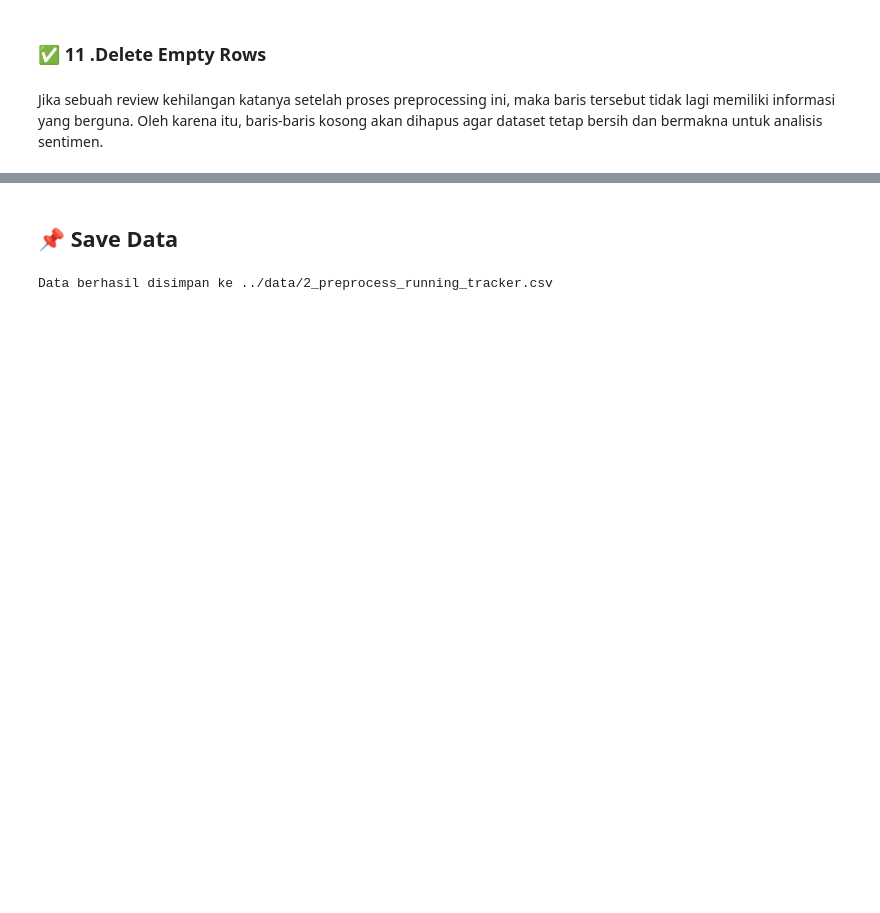
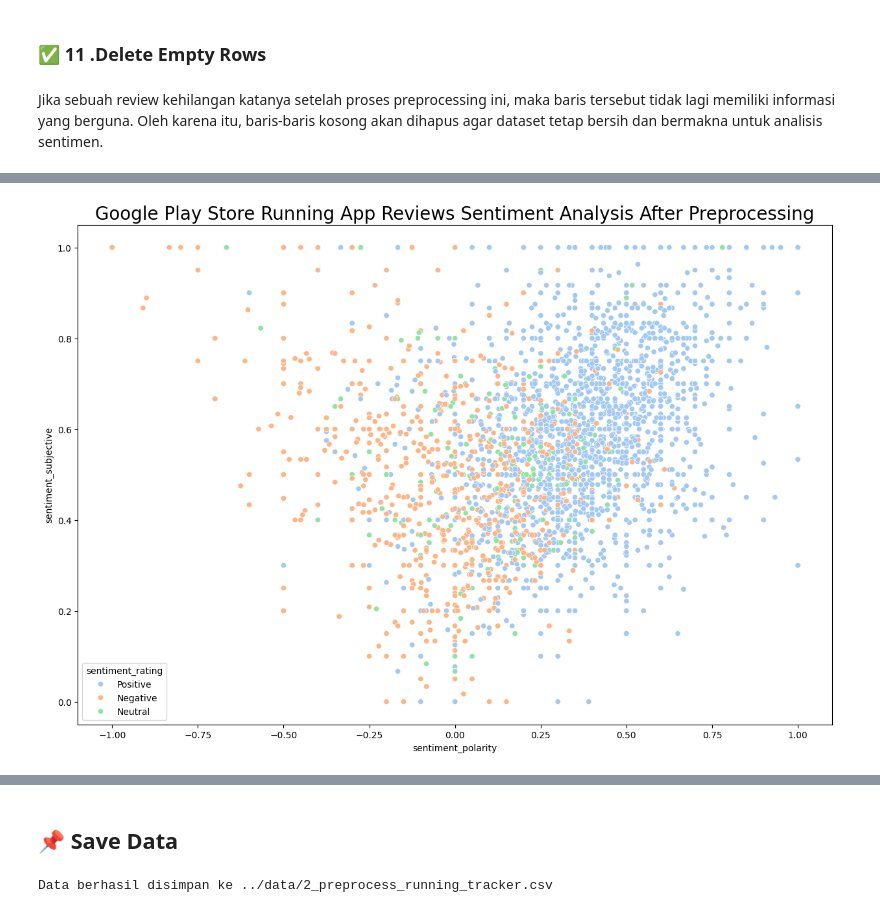
Before and after one commit to AnnisaFadila069/RunningApp-SentimentAnalysis, a Jupyter notebook: notebook/2_Preprocessing_Apps_Running.ipynb, the cells around one changed output, grey strips where cells are left out. Cells and saved outputs as stored; diff of their text form; code cells hidden in the pictures; blank space fills up the shorter version.

```diff
--- a/notebook/2_Preprocessing_Apps_Running.ipynb
+++ b/notebook/2_Preprocessing_Apps_Running.ipynb
@@ -360,0 +491,17 @@ Jumlah ulasan setelah menghapus baris kosong: 22515
+# %%
+df_cleaned = df.copy()
+# %%
+df_cleaned = df_cleaned.drop(columns=[
+    'content',
+    'sentiment_polarity',
+    'sentiment_subjective',
+    'sentiment_rating',
+    'content_expanded',
+    'tokens',
+    'tokens_merged',
+    'tokens_cleaned',
+    'tokens_lemmatized',
+    'tokens_spelling_corrected',
+    'tokens_rare_removed',
+    'language'
+])
@@ -360,0 +546,7 @@ Jumlah ulasan setelah menghapus baris kosong: 22515
+# %%
+# Handle None values in 'content' column by replacing them with empty strings
+df_cleaned['sentiment_polarity'] = df_cleaned['content_cleaned'].astype(str).apply(lambda x: TextBlob(x).polarity)
+df_cleaned['sentiment_subjective'] = df_cleaned['content_cleaned'].astype(str).apply(lambda x: TextBlob(x).subjectivity)
+# %%
+#Add a column name polarity_rating from changing the score of the review into 3 labels: Pos, Negative Neutral
+df_cleaned['sentiment_rating'] = df_cleaned['score'].apply(lambda x: 'Positive' if x > 3 else('Neutral' if x == 3  else 'Negative'))
@@ -360,0 +569,9 @@ Jumlah ulasan setelah menghapus baris kosong: 22515
+# %%
+plt.figure(figsize=(15, 10))
+# Specify x and y using the 'x' and 'y' parameters within sns.scatterplot
+sns.scatterplot(x=df_cleaned['sentiment_polarity'], y=df_cleaned['sentiment_subjective'],
+                hue=df_cleaned['sentiment_rating'], edgecolor='white', palette="pastel")
+plt.title("Google Play Store Running App Reviews Sentiment Analysis After Preprocessing", fontsize=20)
+plt.show()
+# %% [output]
+[figure, added]
```
Also changed, not shown: parts of 27 cells of this notebook, 1 other file.
